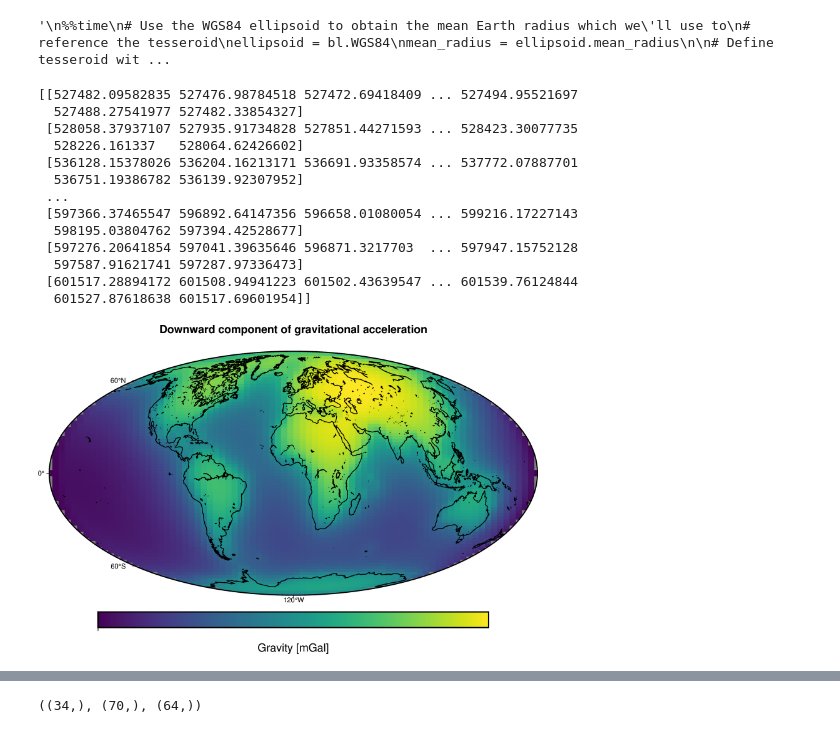
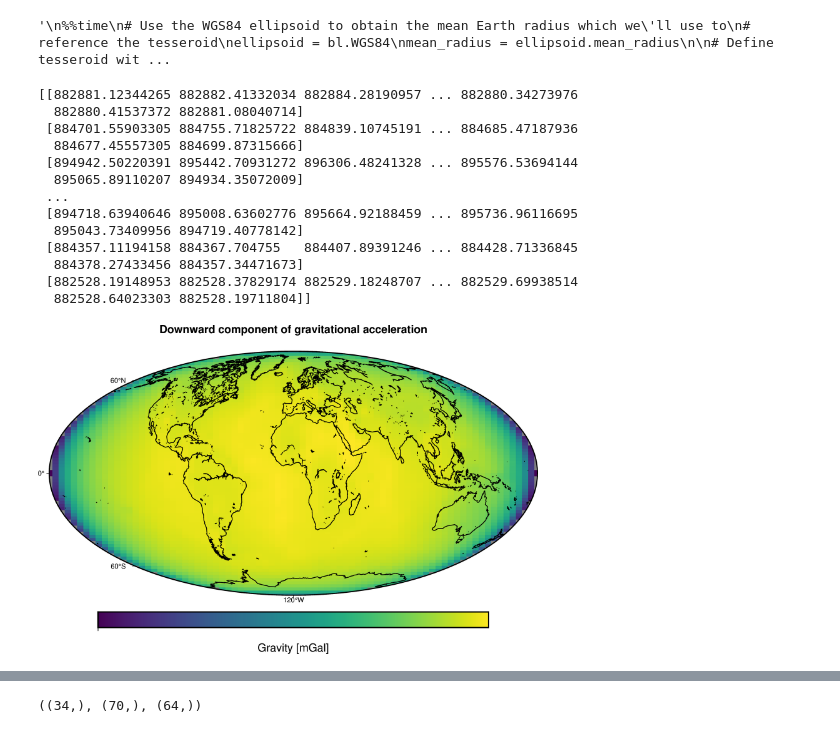
Before and after one commit to AmitavaDutta/gravity_tesseroids, a Jupyter notebook: gravity_distribution_tesseroids.ipynb, the cells around one changed output, grey strips where cells are left out. Saved outputs shown, nothing was run; the diff lists cells and outputs as text; code cells hidden in the pictures.

```diff
--- a/gravity_distribution_tesseroids.ipynb
+++ b/gravity_distribution_tesseroids.ipynb
@@ -203,34 +203,36 @@ for lat in np.arange(latitude_min, latitude_max, dlat):
 
                 if topo < 0:
                     # Oceanic
-                    if r_bottom >= r_surface + topo:
-                        rho_top, rho_bottom = 1000.0, 1040.0  # Seawater
-                    elif r_bottom >= r_surface - moho:
-                        rho_top, rho_bottom = 2850.0, 2950.0  # Oceanic crust
-                    elif r_bottom >= r_surface - lab:
-                        rho_top, rho_bottom = 3250.0, 3350.0  # Lithospheric mantle
-                    elif r_bottom >= r_surface - 660e3:
-                        rho_top, rho_bottom = 3350.0, 4500.0  # Upper mantle, MTZ
-                    elif r_bottom >= r_surface - 2890e3:
-                        rho_top, rho_bottom = 4500.0, 5500.0  # Lower mantle
-                    elif r_bottom >= r_surface - 5150e3:
-                        rho_top, rho_bottom = 9900.0, 11000.0  # Outer core
-                    else:
+                    if r_bottom < r_surface - 5150e3:
                         rho_top, rho_bottom = 12000.0, 13000.0  # Inner core
+                    elif r_bottom < r_surface - 2890e3:
+                        rho_top, rho_bottom = 9900.0, 11000.0   # Outer core
+                    elif r_bottom < r_surface - 660e3:
+                        rho_top, rho_bottom = 4500.0, 5500.0    # Lower mantle
+                    elif r_bottom < r_surface - lab:
+                        rho_top, rho_bottom = 3350.0, 4500.0    # Upper mantle
+                    elif r_bottom < r_surface - moho:
+                        rho_top, rho_bottom = 2850.0, 2950.0    # Oceanic crust
+                    elif r_bottom > r_surface + topo:
+                        rho_top, rho_bottom = 1000.0, 1040.0    # Seawater
+                    #else:
+                        #rho_top, rho_bottom = 0.0, 0.0  # Air or above surface – you can skip or handle separately
+
                 else:
                     # Continental
-                    if r_bottom >= r_surface - moho:
-                        rho_top, rho_bottom = 2670.0, 3000.0  # Continental crust
-                    elif r_bottom >= r_surface - lab:
-                        rho_top, rho_bottom = 3250.0, 3350.0  # Lithospheric mantle
-                    elif r_bottom >= r_surface - 660e3:
-                        rho_top, rho_bottom = 3350.0, 4500.0  # Upper mantle
-                    elif r_bottom >= r_surface - 2890e3:
-                        rho_top, rho_bottom = 4500.0, 5500.0  # Lower mantle
-                    elif r_bottom >= r_surface - 5150e3:
-                        rho_top, rho_bottom = 9900.0, 11000.0  # Outer core
-                    else:
+                    if r_bottom < r_surface - 5150e3:
                         rho_top, rho_bottom = 12000.0, 13000.0  # Inner core
+                    elif r_bottom < r_surface - 2890e3:
+                        rho_top, rho_bottom = 9900.0, 11000.0   # Outer core
+                    elif r_bottom < r_surface - 660e3:
+                        rho_top, rho_bottom = 4500.0, 5500.0    # Lower mantle
+                    elif r_bottom < r_surface - lab:
+                        rho_top, rho_bottom = 3350.0, 4500.0    # Upper mantle
+                    elif r_bottom < r_surface - moho:
+                        rho_top, rho_bottom = 2670.0, 3000.0    # Continental crust
+                    #else:
+                        #rho_top, rho_bottom = 0.0, 0.0  # Air or above surface – you can skip or handle separately
+
 
                 slope = (rho_top - rho_bottom) / (r_top - r_bottom)
                 density_mid = slope * (radius_mid - r_bottom) + rho_bottom
@@ -256,43 +258,43 @@ def gravity_rot(latitudes_deg):
 
 coordinates = vd.grid_coordinates(region=region,shape=(80, 80),extra_coords=10e3 + ellipsoid.mean_radius,) # calculated uniformly at 10 km above the WGS84 ellipsoid.
 
 # Compute the radial component of the acceleration
 #gravity = hm.tesseroid_gravity(coordinates, tesseroids, density, field="g_z")
 gravity_cal = hm.tesseroid_gravity(coordinates, tesseroids, density, field="g_z")
 
 latitudes_deg = coordinates[1] # Extract latitudes from coordinates
 gravity = gravity_cal - gravity_rot(latitudes_deg) # effective gravity
 
 print(gravity)
 grid = vd.make_xarray_grid(coordinates, gravity, data_names="gravity", extra_coords_names="extra")
 
 # Plot the gravitational field
 fig = pygmt.Figure()
 
 title = "Downward component of gravitational acceleration"
 
 with pygmt.config(FONT_TITLE="16p"):
     fig.grdimage(region=region,projection="W25c",grid=grid.gravity,frame=["a", f"+t{title}"],cmap="viridis",)
 
 vmin = float(grid.gravity.min())
 vmax = float(grid.gravity.max())
 
 fig.colorbar(cmap=True,frame=[f"x+lGravity [mGal]",f"a{vmin:.1f},{vmin:.1f},{vmax:.1f}"])
 fig.coast(shorelines="1p,black")
 
 fig.show()
 # %% [output]
-[[527482.09582835 527476.98784518 527472.69418409 ... 527494.95521697
-  527488.27541977 527482.33854327]
- [528058.37937107 527935.91734828 527851.44271593 ... 528423.30077735
-  528226.161337   528064.62426602]
- [536128.15378026 536204.16213171 536691.93358574 ... 537772.07887701
-  536751.19386782 536139.92307952]
+[[882881.12344265 882882.41332034 882884.28190957 ... 882880.34273976
+  882880.41537372 882881.08040714]
+ [884701.55903305 884755.71825722 884839.10745191 ... 884685.47187936
+  884677.45557305 884699.87315666]
+ [894942.50220391 895442.70931272 896306.48241328 ... 895576.53694144
+  895065.89110207 894934.35072009]
  ...
- [597366.37465547 596892.64147356 596658.01080054 ... 599216.17227143
-  598195.03804762 597394.42528677]
- [597276.20641854 597041.39635646 596871.3217703  ... 597947.15752128
-  597587.91621741 597287.97336473]
- [601517.28894172 601508.94941223 601502.43639547 ... 601539.76124844
-  601527.87618638 601517.69601954]]
+ [894718.63940646 895008.63602776 895664.92188459 ... 895736.96116695
+  895043.73409956 894719.40778142]
+ [884357.11194158 884367.704755   884407.89391246 ... 884428.71336845
+  884378.27433456 884357.34471673]
+ [882528.19148953 882528.37829174 882529.18248707 ... 882529.69938514
+  882528.64023303 882528.19711804]]
-[figure, old version]
+[figure, new version]
```
Also changed, not shown: parts of 16 cells of this notebook.
